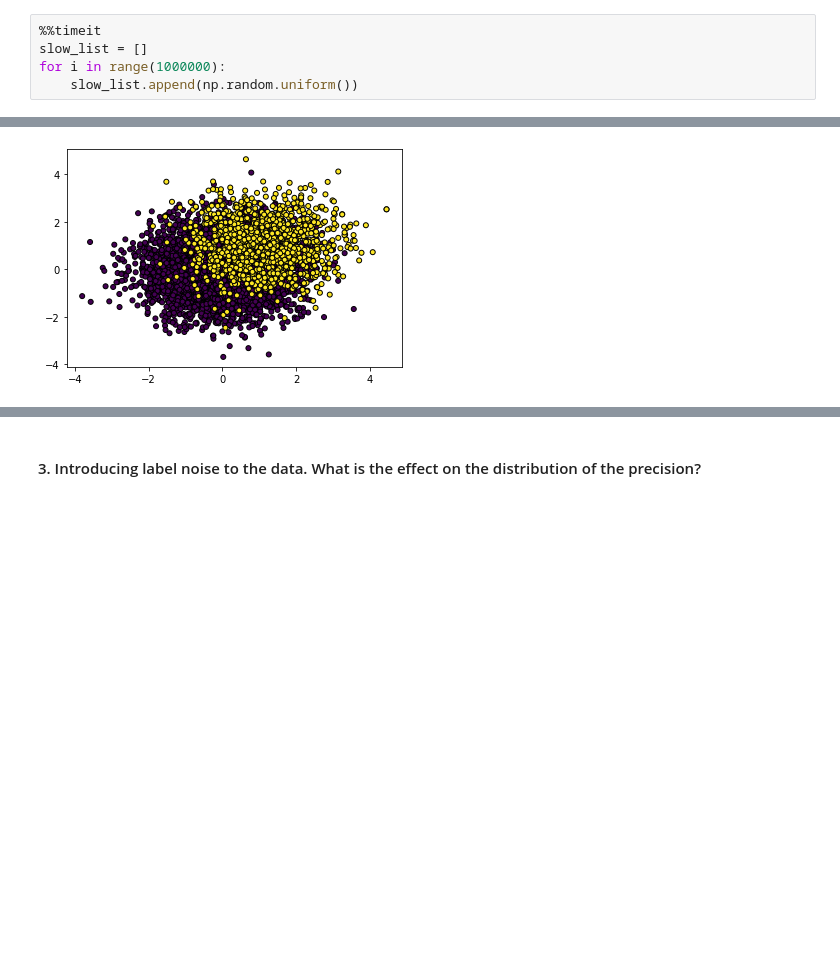
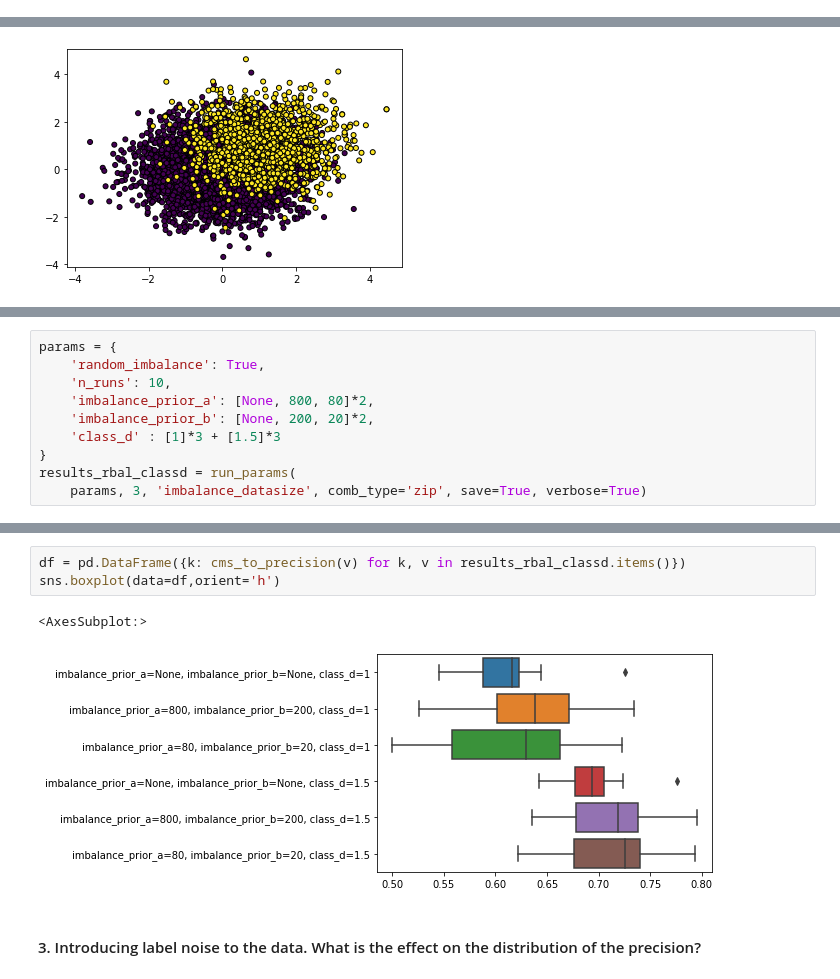
Before and after one commit to RUrlus/ModelMetricUncertaintyResearch, a Jupyter notebook: notebooks/Coen experiments/CM experiments.ipynb, the cells around one changed output, grey strips where cells are left out. Cells and saved outputs as stored; diff of their text form; blank space fills up the shorter version.

```diff
--- a/notebooks/Coen experiments/CM experiments.ipynb
+++ b/notebooks/Coen experiments/CM experiments.ipynb
@@ -64,8 +51,3 @@ Several components are added to resemble noise present in a practical setting.
 <b>flip_y</b>: fraction of observations that is susceptible to being flipped. If an observation is susceptible it takes any of the labels with equal probability
 
 <b>fix_init</b>: fixes the seed for the learning algorithm
-# %%
-%%timeit
-slow_list = []
-for i in range(1000000):
-    slow_list.append(np.random.uniform())
@@ -500,0 +373,10 @@ sns.boxplot(data=df, orient='h')
+# %%
+params = {
+    'random_imbalance': True,
+    'n_runs': 10,
+    'imbalance_prior_a': [None, 800, 80]*2,
+    'imbalance_prior_b': [None, 200, 20]*2,
+    'class_d' : [1]*3 + [1.5]*3
+}
+results_rbal_classd = run_params(
+    params, 3, 'imbalance_datasize', comb_type='zip', save=True, verbose=True)
@@ -501,3 +392,9 @@ sns.boxplot(data=df, orient='h')
+# %%
+df = pd.DataFrame({k: cms_to_precision(v) for k, v in results_rbal_classd.items()})
+sns.boxplot(data=df,orient='h')
+# %% [output]
+<AxesSubplot:>
+[figure, added]
 # %% [markdown]
 #### 3. Introducing label noise to the data. What is the effect on the distribution of the precision?
 # %%
```
Also changed, not shown: parts of 48 cells of this notebook.
